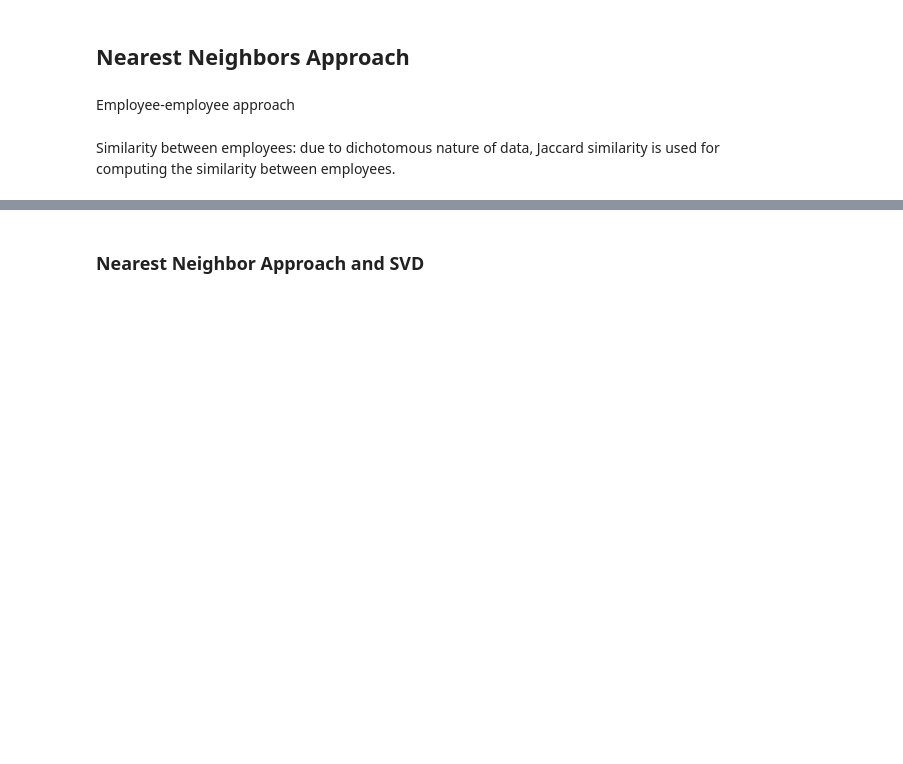
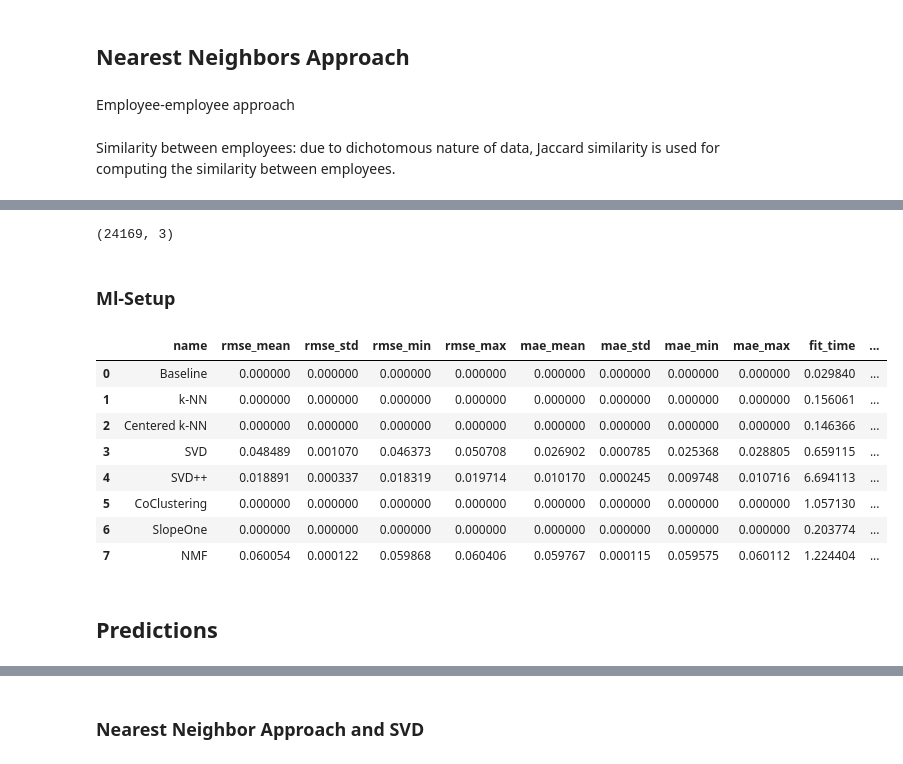
Before and after one commit to maximizer36/DS_AP, a Jupyter notebook: AP_descriptive_binary_Approach.ipynb, the cells around one changed output, grey strips where cells are left out. Saved outputs shown, nothing was run; the diff lists cells and outputs as text; code cells hidden in the pictures; blank space fills up the shorter version.

Commit message:
binary_prediction

```diff
--- a/AP_descriptive_binary_Approach.ipynb
+++ b/AP_descriptive_binary_Approach.ipynb
@@ -546,0 +540,8 @@ def predict_skills_for_matrix(data,n_neighbors):
+# %%
+shuffled_index = np.random.RandomState(seed = 1).permutation(len(matrix_reshaped))
+matrix_reshaped_shuffled=matrix_reshaped.iloc[shuffled_index, :]
+matrix_reshaped_shuffled.shape
+# %% [output]
+(24169, 3)
+# %% [markdown]
+### Ml-Setup
@@ -546,0 +551,18 @@ def predict_skills_for_matrix(data,n_neighbors):
+# %%
+def nested_cv(algo,data):
+
+    start = time.time()
+    rmse = np.zeros((NUM_TRIALS, NUM_TRIALS))
+    mae = np.zeros((NUM_TRIALS, NUM_TRIALS))
+    fit_times = np.zeros((NUM_TRIALS, NUM_TRIALS))
+    test_times = np.zeros((NUM_TRIALS, NUM_TRIALS))
+
+    for i in range(NUM_TRIALS):
+        outer_cv = KFold(n_splits=NUM_OUTER_SPLITS,shuffle=True,random_state=36)
+        cv_results = cross_validate(algo=algo,data=data,measures=["rmse","mae"],cv=outer_cv,n_jobs=8)
+        rmse[i] = cv_results["test_rmse"]
+        mae[i] = cv_results["test_mae"]
+        fit_times[i] = cv_results["fit_time"]
+        test_times[i] = cv_results["test_time"]
+
+    return rmse,mae, fit_times, test_times
@@ -546,0 +598,30 @@ def predict_skills_for_matrix(data,n_neighbors):
+# %%
+results = pd.DataFrame()
+# %%
+algo_list = [(BaselineOnly(),"Baseline"),
+                (KNNBasic(),"k-NN"),
+                (KNNWithMeans(),"Centered k-NN"),
+                (SVD(),"SVD"),
+                (SVDpp(),"SVD++"),
+                (CoClustering(),"CoClustering"),
+                (SlopeOne(),"SlopeOne"),
+                (NMF(),"NMF")
+            ]
+# %%
+for algo in algo_list:
+    rmse, mae, fit_times, test_times = nested_cv(algo[0],svd_data)
+    results = add_result(results,algo[1],rmse,mae,fit_times,test_times)
+# %%
+results
+# %% [output]
+|  | name | rmse_mean | rmse_std | rmse_min | rmse_max | mae_mean | mae_std | mae_min | mae_max | fit_time | ... |
+| 0 | Baseline | 0.000000 | 0.000000 | 0.000000 | 0.000000 | 0.000000 | 0.000000 | 0.000000 | 0.000000 | 0.029840 | ... |
+| 1 | k-NN | 0.000000 | 0.000000 | 0.000000 | 0.000000 | 0.000000 | 0.000000 | 0.000000 | 0.000000 | 0.156061 | ... |
+| 2 | Centered k-NN | 0.000000 | 0.000000 | 0.000000 | 0.000000 | 0.000000 | 0.000000 | 0.000000 | 0.000000 | 0.146366 | ... |
+| 3 | SVD | 0.048489 | 0.001070 | 0.046373 | 0.050708 | 0.026902 | 0.000785 | 0.025368 | 0.028805 | 0.659115 | ... |
+| 4 | SVD++ | 0.018891 | 0.000337 | 0.018319 | 0.019714 | 0.010170 | 0.000245 | 0.009748 | 0.010716 | 6.694113 | ... |
+| 5 | CoClustering | 0.000000 | 0.000000 | 0.000000 | 0.000000 | 0.000000 | 0.000000 | 0.000000 | 0.000000 | 1.057130 | ... |
+| 6 | SlopeOne | 0.000000 | 0.000000 | 0.000000 | 0.000000 | 0.000000 | 0.000000 | 0.000000 | 0.000000 | 0.203774 | ... |
+| 7 | NMF | 0.060054 | 0.000122 | 0.059868 | 0.060406 | 0.059767 | 0.000115 | 0.059575 | 0.060112 | 1.224404 | ... |
+# %% [markdown]
+## Predictions
```
Also changed, not shown: parts of 74 cells of this notebook.
